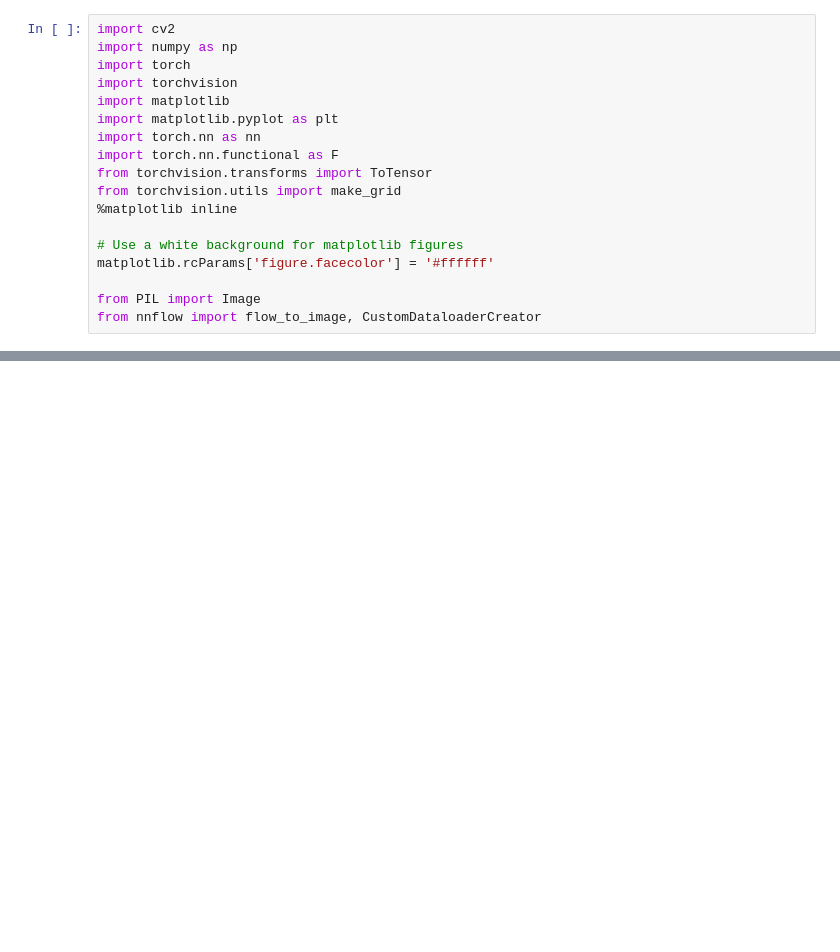
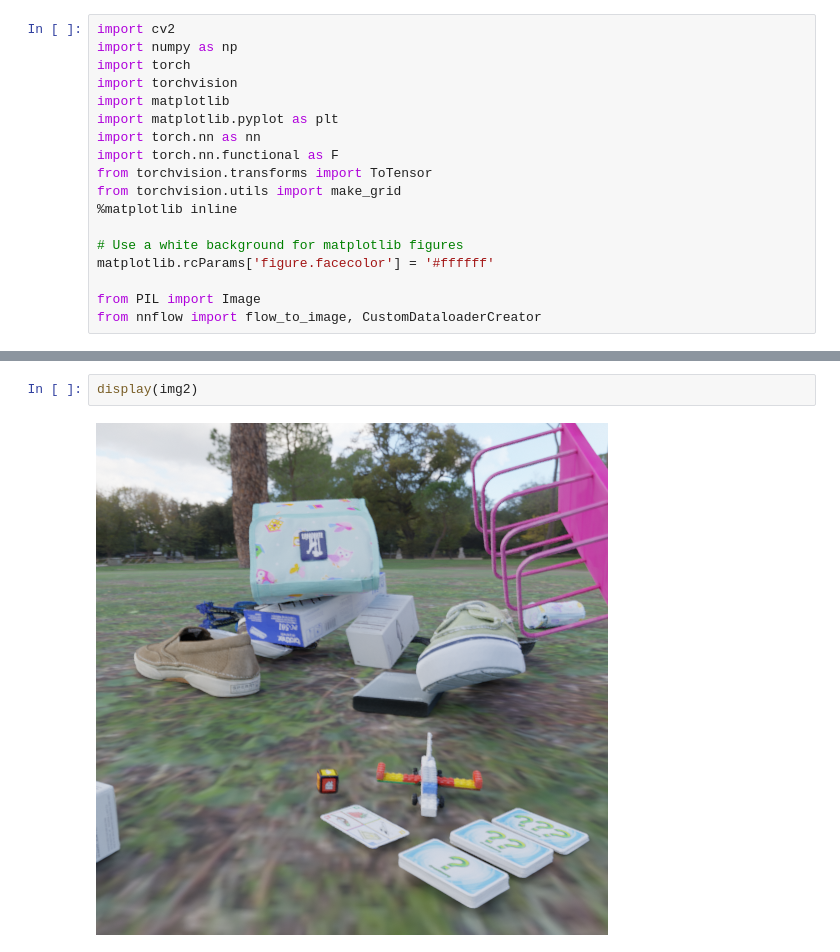
Before and after one commit to prajnan93/optical-flow-msthesis, a Jupyter notebook: notebooks/augmentations.ipynb, the cells around one changed output, grey strips where cells are left out. Saved outputs shown, nothing was run; the diff lists cells and outputs as text; blank space fills up the shorter version.

```diff
--- a/notebooks/augmentations.ipynb
+++ b/notebooks/augmentations.ipynb
@@ -125,0 +117,4 @@ plot_img_grid(img_compare)
+# %%
+display(img2)
+# %% [output]
+[figure, added]
```
Also changed, not shown: parts of 13 cells of this notebook, 16 other files.
